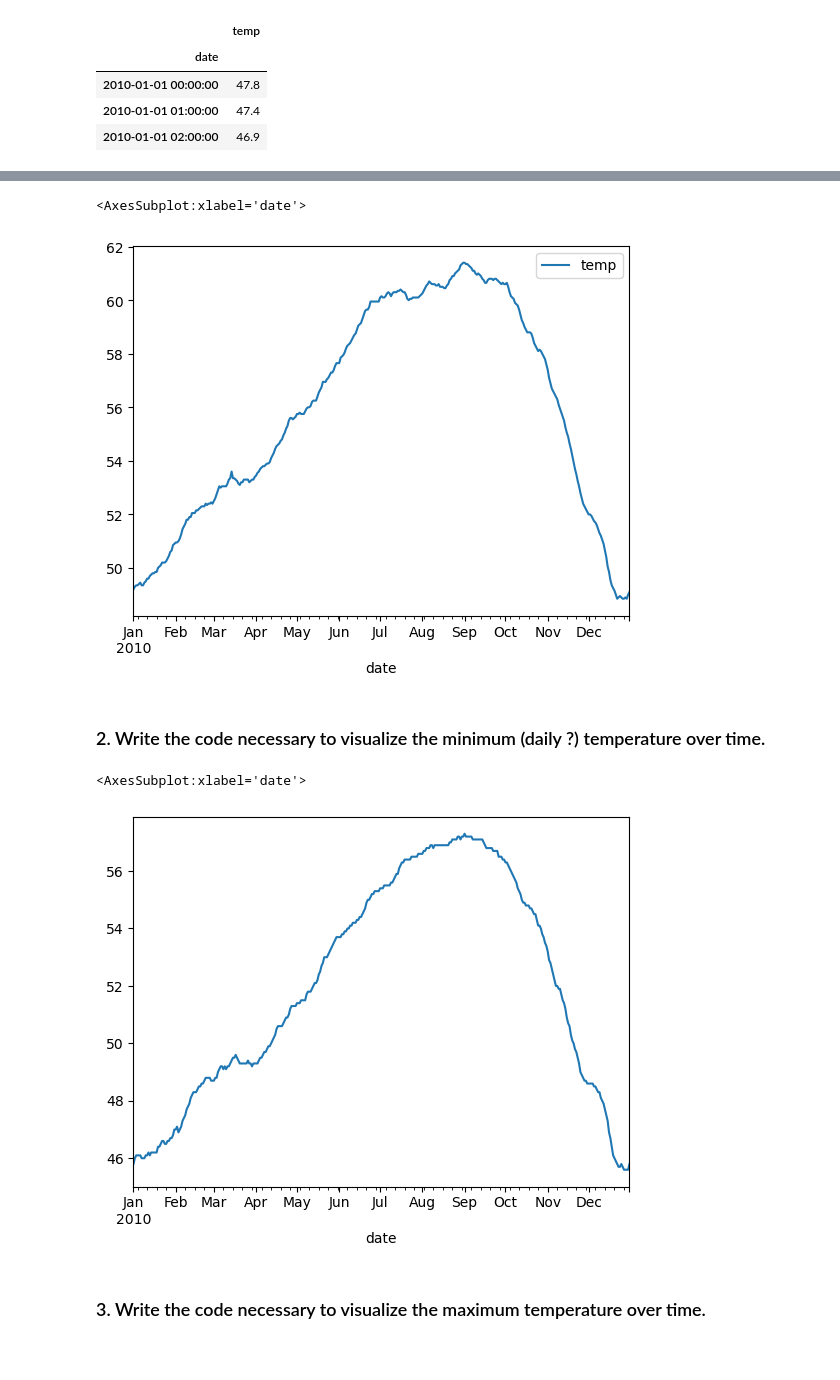
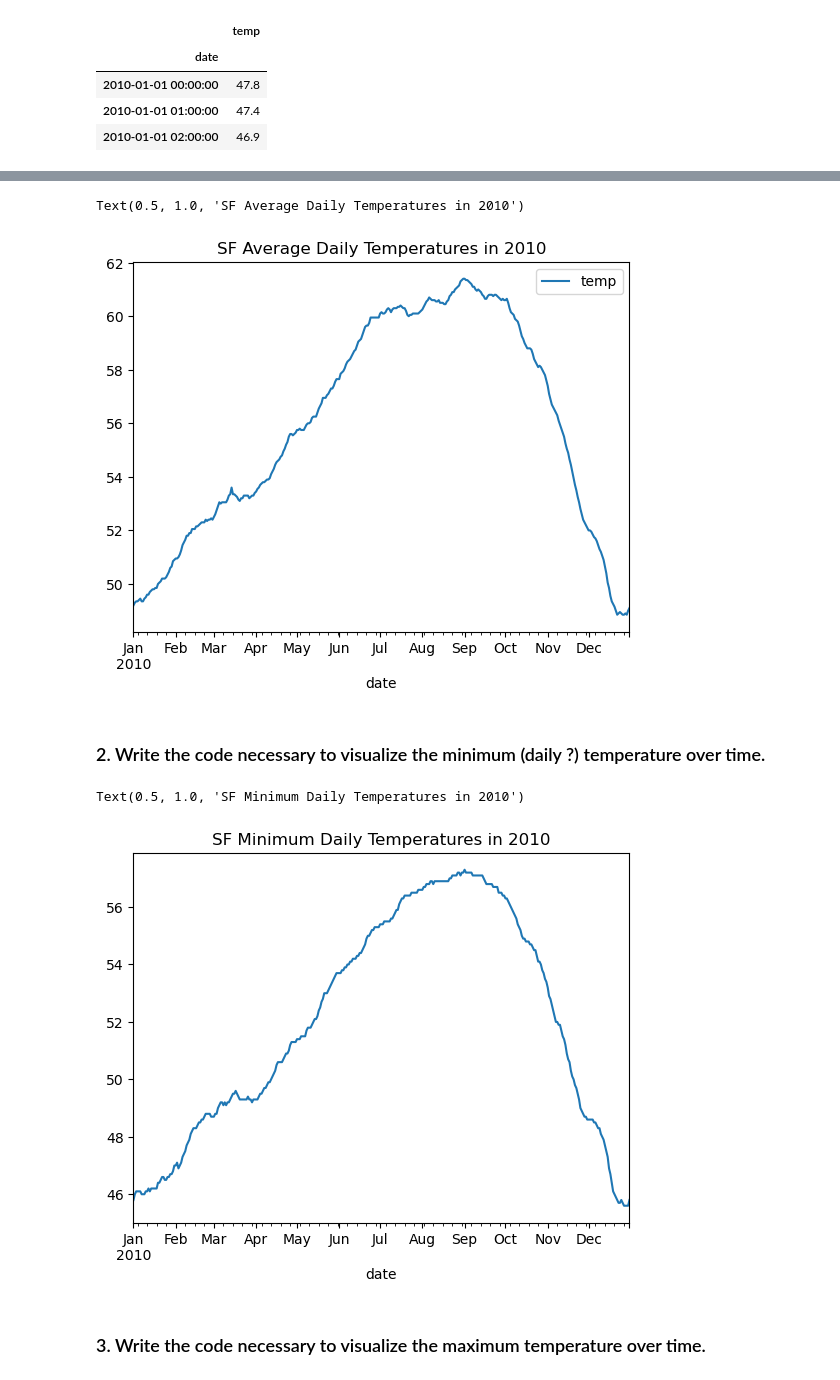
Before and after one commit to MagdalenaRahn/time-series-exercises, a Jupyter notebook: time_series_exercises-working-with-07FEB23.ipynb, the cells around one changed output, grey strips where cells are left out. Drawn from its saved outputs; the diff is of its cells as text; code cells hidden in the pictures.

```diff
--- a/time_series_exercises-working-with-07FEB23.ipynb
+++ b/time_series_exercises-working-with-07FEB23.ipynb
@@ -81,9 +74,11 @@ df_day.head()
 # ziv the avg daily temp over time
 
 df_day.plot()
+
+plt.title('SF Average Daily Temperatures in 2010')
 # %% [output]
-<AxesSubplot:xlabel='date'>
+Text(0.5, 1.0, 'SF Average Daily Temperatures in 2010')
-[figure, old version]
+[figure, new version]
 # %% [markdown]
 ### 2. Write the code necessary to visualize the minimum (daily ?) temperature over time.
 # %%
@@ -96,10 +91,12 @@ df['daily_min'] = daily_min
 # %%
 # plotting daily min tem
 
 daily_min.plot()
+
+plt.title('SF Minimum Daily Temperatures in 2010')
 # %% [output]
-<AxesSubplot:xlabel='date'>
+Text(0.5, 1.0, 'SF Minimum Daily Temperatures in 2010')
-[figure, old version]
+[figure, new version]
 # %% [markdown]
 ### 3. Write the code necessary to visualize the maximum temperature over time.
 # %%
```
Also changed, not shown: parts of 74 cells of this notebook, 2 other files.
